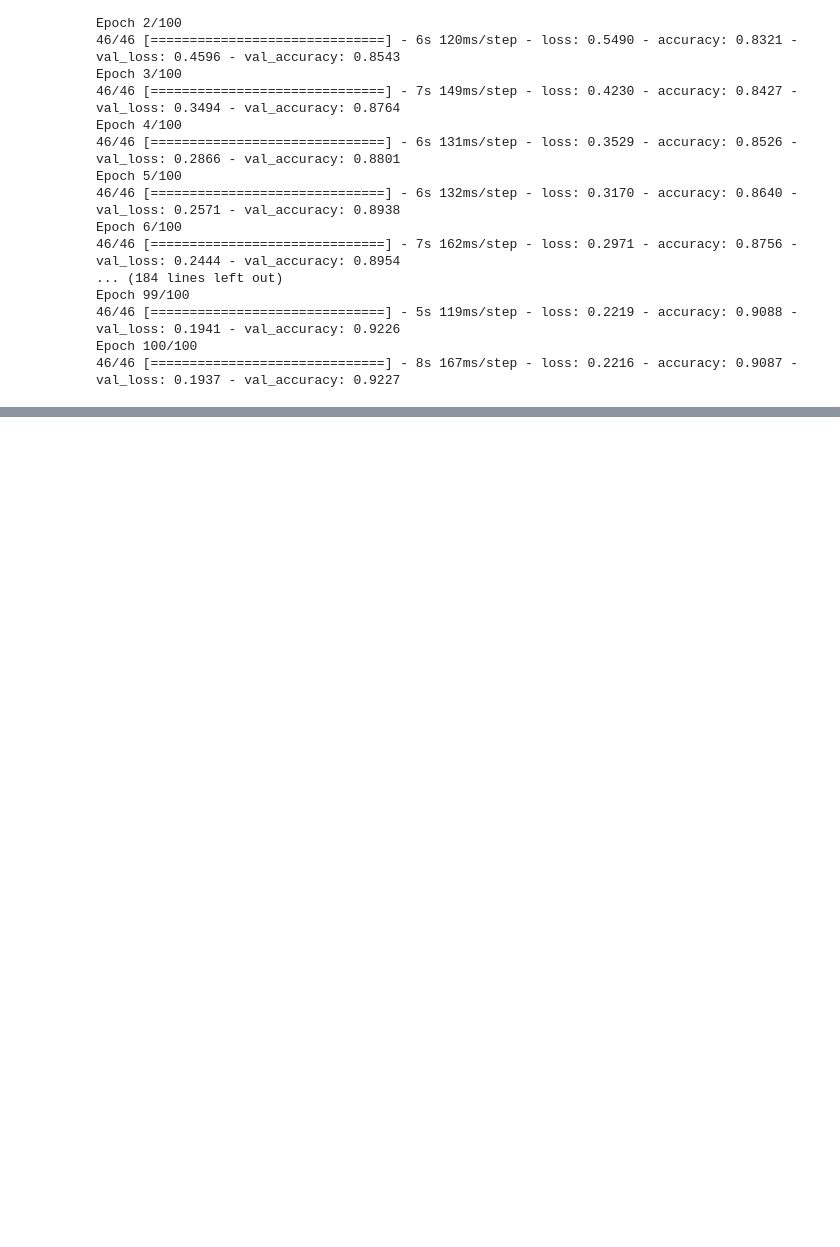
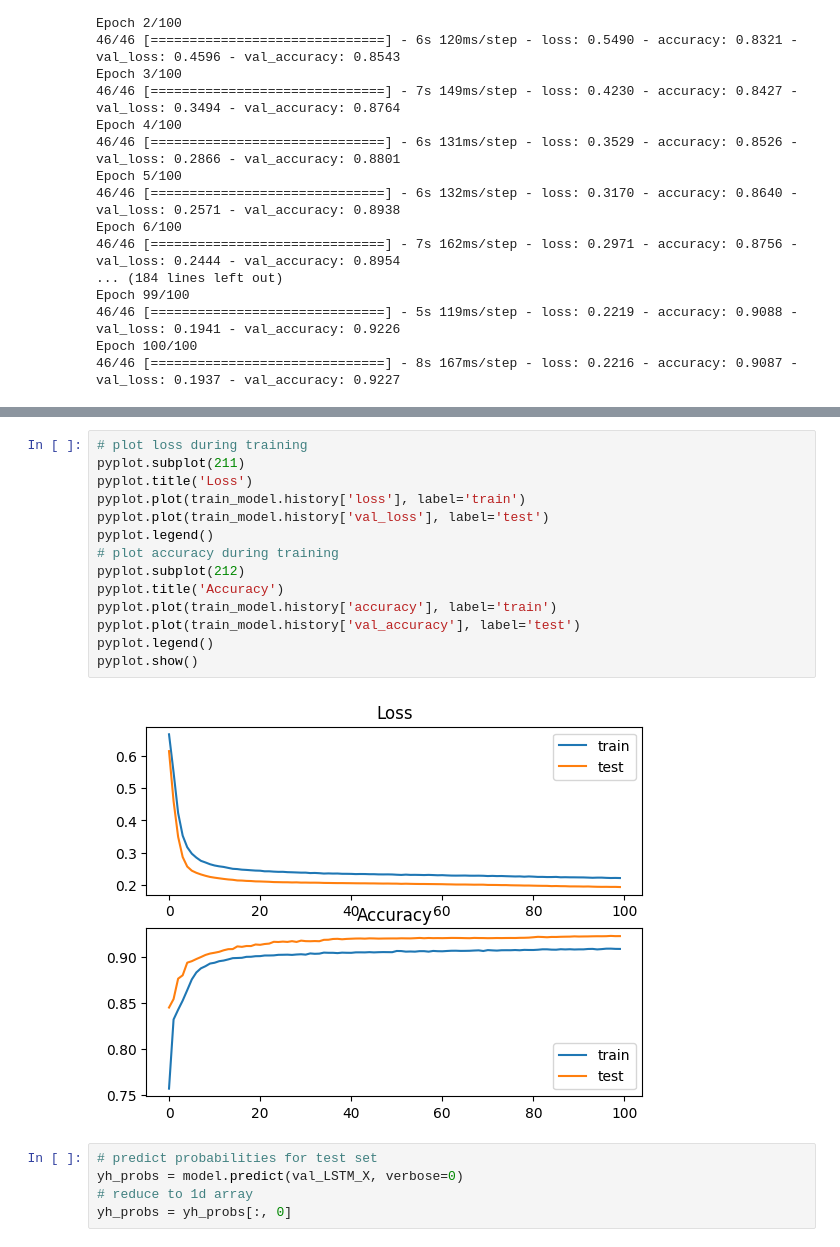
Before and after one commit to yal521/DSCI441-machine-learning-project, a Jupyter notebook: DSCI_441_final_project.ipynb, the cells around one changed output, grey strips where cells are left out. Cells and saved outputs as stored; diff of their text form; blank space fills up the shorter version.

Commit message:
Simple LSTM model evaluation

```diff
--- a/DSCI_441_final_project.ipynb
+++ b/DSCI_441_final_project.ipynb
@@ -188,0 +229,21 @@ Epoch 100/100
+# %%
+# plot loss during training
+pyplot.subplot(211)
+pyplot.title('Loss')
+pyplot.plot(train_model.history['loss'], label='train')
+pyplot.plot(train_model.history['val_loss'], label='test')
+pyplot.legend()
+# plot accuracy during training
+pyplot.subplot(212)
+pyplot.title('Accuracy')
+pyplot.plot(train_model.history['accuracy'], label='train')
+pyplot.plot(train_model.history['val_accuracy'], label='test')
+pyplot.legend()
+pyplot.show()
+# %% [output]
+[figure, added]
+# %%
+# predict probabilities for test set
+yh_probs = model.predict(val_LSTM_X, verbose=0)
+# reduce to 1d array
+yh_probs = yh_probs[:, 0]
```
Also changed, not shown: parts of 8 cells of this notebook.
